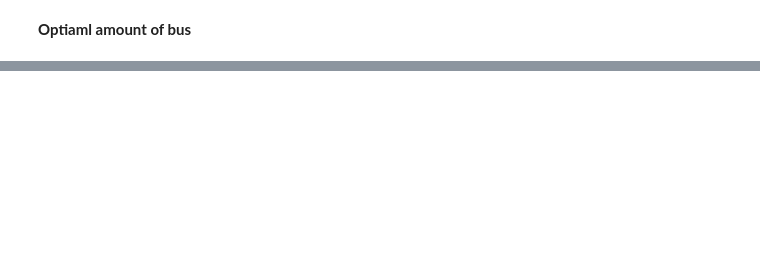
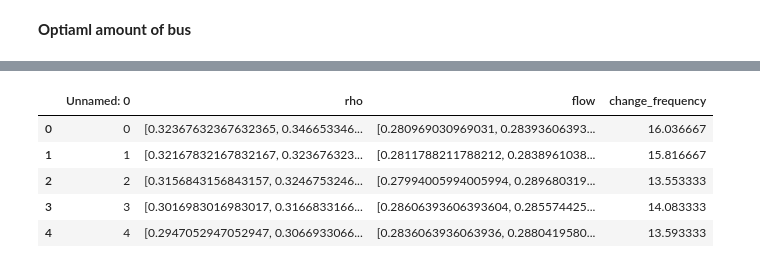
Before and after one commit to MaksKos/TrafficModel, a Jupyter notebook: research.ipynb, the cells around one changed output, grey strips where cells are left out. Drawn from its saved outputs; the diff is of its cells as text; code cells hidden in the pictures; blank space fills up the shorter version.

```diff
--- a/research.ipynb
+++ b/research.ipynb
@@ -450,0 +602,12 @@ tabel_result = Parallel(n_jobs=core, verbose=10)(delayed(step)(buses) for buses
+# %%
+#tabel_city.to_csv('data/tabel_city.csv')
+tabel_city = pd.read_csv('data/tabel_city.csv')
+# %%
+tabel_city.head(5)
+# %% [output]
+|  | Unnamed: 0 | rho | flow | change_frequency |
+| 0 | 0 | [0.32367632367632365, 0.346653346... | [0.280969030969031, 0.28393606393... | 16.036667 |
+| 1 | 1 | [0.32167832167832167, 0.323676323... | [0.2811788211788212, 0.2838961038... | 15.816667 |
+| 2 | 2 | [0.3156843156843157, 0.3246753246... | [0.27994005994005994, 0.289680319... | 13.553333 |
+| 3 | 3 | [0.3016983016983017, 0.3166833166... | [0.28606393606393604, 0.285574425... | 14.083333 |
+| 4 | 4 | [0.2947052947052947, 0.3066933066... | [0.2836063936063936, 0.2880419580... | 13.593333 |
```
Also changed, not shown: parts of 36 cells of this notebook, 2 other files.
